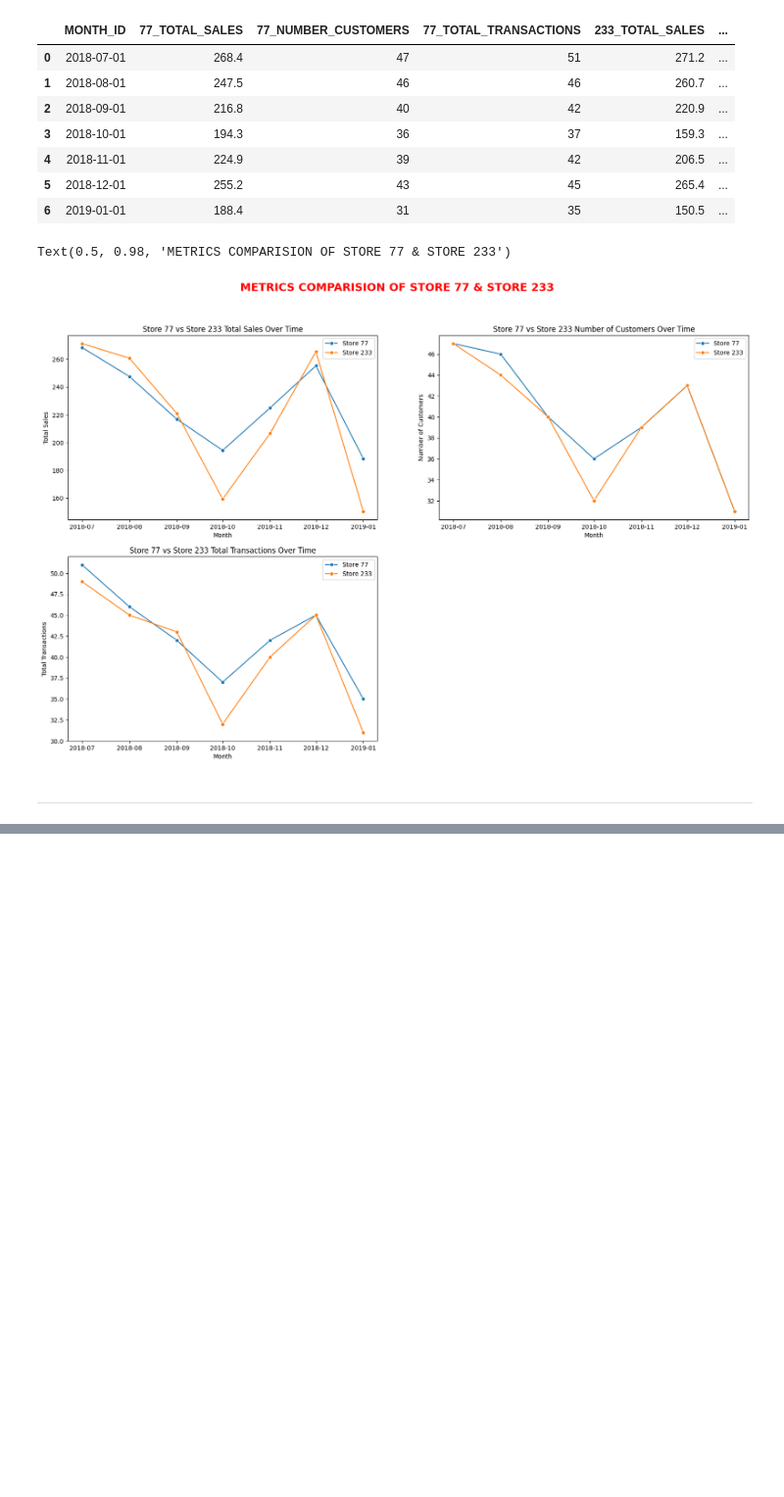
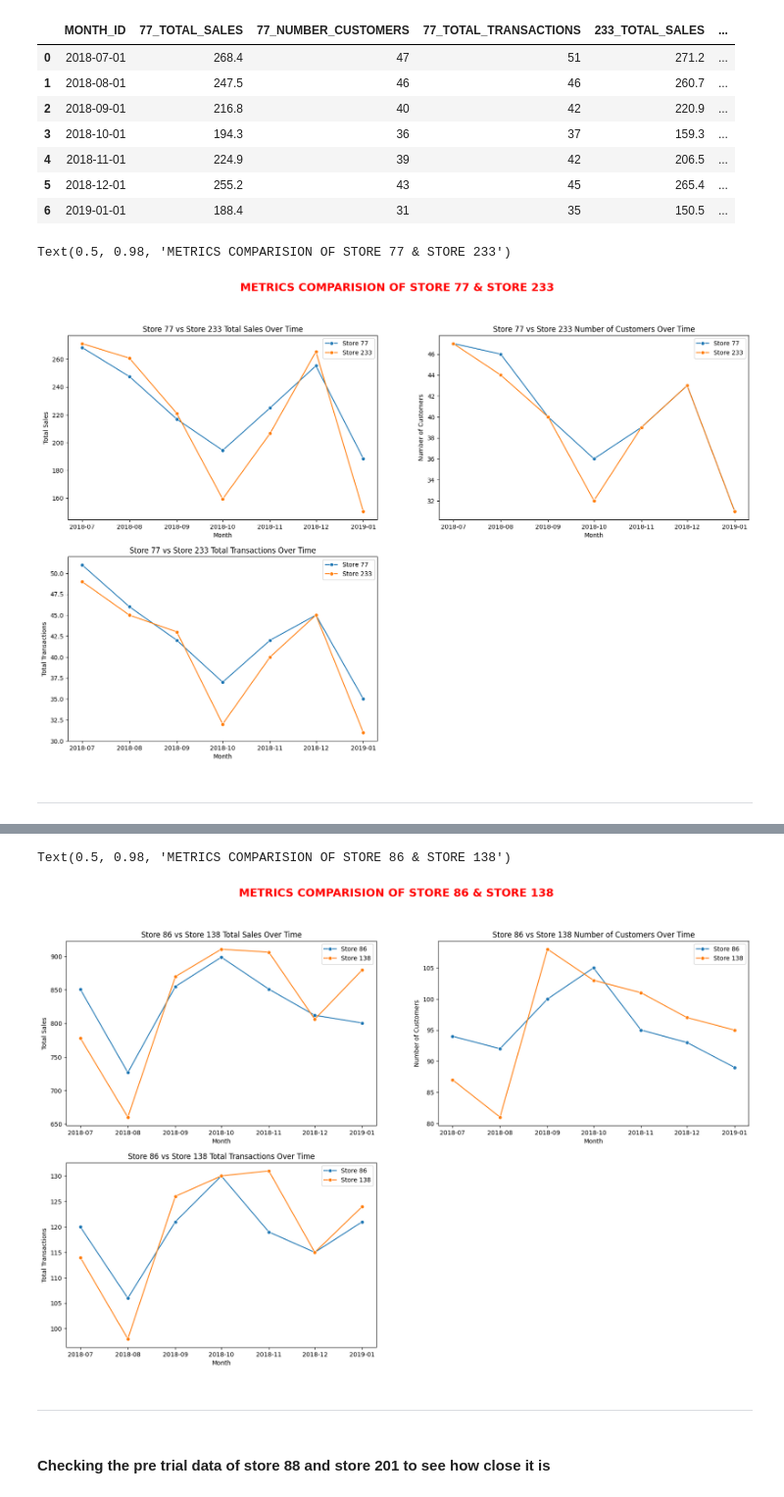
Before and after one commit to Mridul-dhungana/Quantium-Data-Analytics, a Jupyter notebook: Trial and Control stores.ipynb, the cells around one changed output, grey strips where cells are left out. Shown at 98% size. Saved outputs shown, nothing was run; the diff lists cells and outputs as text; code cells hidden in the pictures; blank space fills up the shorter version.

Commit message:
Confirming control Stores with Visualizations

```diff
--- a/Trial and Control stores.ipynb
+++ b/Trial and Control stores.ipynb
@@ -887,0 +892,4 @@ Text(0.5, 0.98, 'METRICS COMPARISION OF STORE 77 & STORE 233')
+# %%
+store_86=pre_trial_data[pre_trial_data['STORE_NBR']==86][['MONTH_ID','TOTAL_SALES','NUMBER_CUSTOMERS','TOTAL_TRANSACTIONS']]
+store_86=store_86.rename(columns={'TOTAL_SALES':'86_TOTAL_SALES','NUMBER_CUSTOMERS':'86_NUMBER_CUSTOMERS','TOTAL_TRANSACTIONS':'86_TOTAL_TRANSACTIONS'})
+store_86
@@ -887,0 +905,4 @@ Text(0.5, 0.98, 'METRICS COMPARISION OF STORE 77 & STORE 233')
+# %%
+store_138=pre_trial_data[pre_trial_data['STORE_NBR']==138][['MONTH_ID','TOTAL_SALES','NUMBER_CUSTOMERS','TOTAL_TRANSACTIONS']]
+store_138=store_138.rename(columns={'TOTAL_SALES':'138_TOTAL_SALES','NUMBER_CUSTOMERS':'138_NUMBER_CUSTOMERS','TOTAL_TRANSACTIONS':'138_TOTAL_TRANSACTIONS'})
+store_138
@@ -887,0 +918,4 @@ Text(0.5, 0.98, 'METRICS COMPARISION OF STORE 77 & STORE 233')
+# %%
+store_86_138=store_86.merge(store_138,on='MONTH_ID',how='inner')
+store_86_138['MONTH_ID']=pd.to_datetime(store_86_138['MONTH_ID'],format='%Y%m')
+store_86_138
@@ -887,0 +931,33 @@ Text(0.5, 0.98, 'METRICS COMPARISION OF STORE 77 & STORE 233')
+# %%
+fig, axes=plt.subplots(2,2,figsize=(20,12))
+ax=axes.flatten()
+sns.lineplot(data=store_86_138, x='MONTH_ID', y='86_TOTAL_SALES', marker='o', label='Store 86',ax=ax[0])
+sns.lineplot(data=store_86_138, x='MONTH_ID', y='138_TOTAL_SALES', marker='o', label='Store 138',ax=ax[0])
+ax[0].set_xlabel('Month')
+ax[0].set_ylabel('Total Sales')
+ax[0].set_title('Store 86 vs Store 138 Total Sales Over Time')
+ax[0].legend()
+
+sns.lineplot(data=store_86_138, x='MONTH_ID', y='86_NUMBER_CUSTOMERS', marker='o', label='Store 86',ax=ax[1])
+sns.lineplot(data=store_86_138, x='MONTH_ID', y='138_NUMBER_CUSTOMERS', marker='o', label='Store 138',ax=ax[1])
+ax[1].set_xlabel('Month')
+ax[1].set_ylabel('Number of Customers')
+ax[1].set_title('Store 86 vs Store 138 Number of Customers Over Time')
+ax[1].legend()
+
+sns.lineplot(data=store_86_138, x='MONTH_ID', y='86_TOTAL_TRANSACTIONS', marker='o', label='Store 86',ax=ax[2])
+sns.lineplot(data=store_86_138, x='MONTH_ID', y='138_TOTAL_TRANSACTIONS', marker='o', label='Store 138',ax=ax[2])
+ax[2].set_xlabel('Month')
+ax[2].set_ylabel('Total Transactions')
+ax[2].set_title('Store 86 vs Store 138 Total Transactions Over Time')
+ax[2].legend()
+
+ax[3].set_visible(False)
+plt.suptitle('METRICS COMPARISION OF STORE 86 & STORE 138',fontsize='18',fontweight='bold',color='red')
+# %% [output]
+Text(0.5, 0.98, 'METRICS COMPARISION OF STORE 86 & STORE 138')
+[figure, added]
+# %% [markdown]
+---
+# %% [markdown]
+#### Checking the pre trial data of store 88 and store 201 to see how close it is
```
Also changed, not shown: parts of 14 cells of this notebook.
